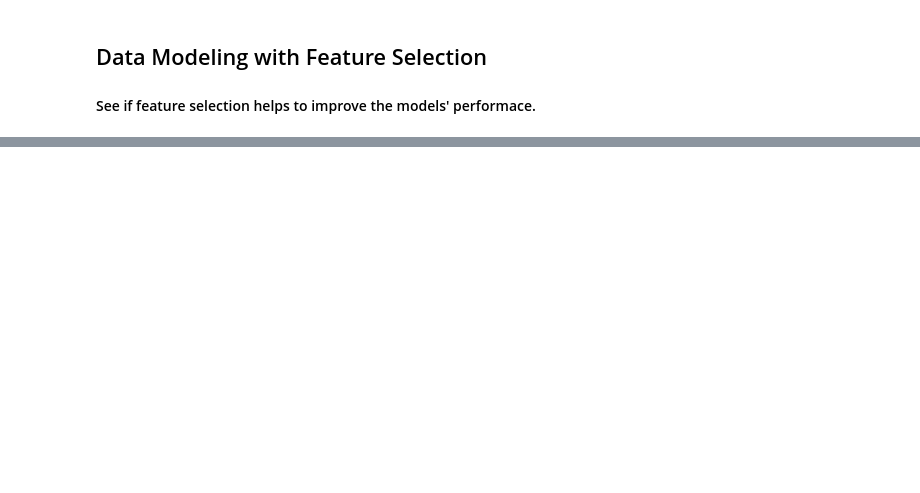
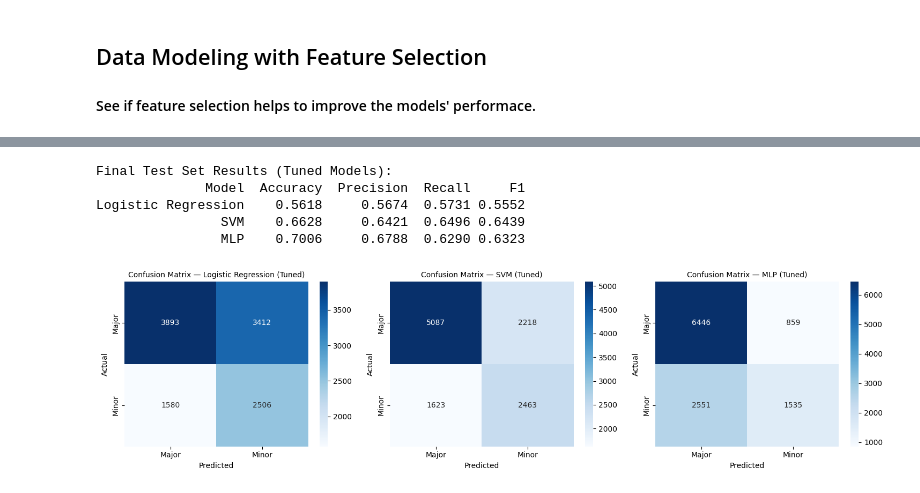
Before and after one commit to ssungan/music_ml, a Jupyter notebook: scott/music_modes_prediction.ipynb, the cells around one changed output, grey strips where cells are left out. Drawn from its saved outputs; the diff is of its cells as text; code cells hidden in the pictures; blank space fills up the shorter version.

```diff
--- a/scott/music_modes_prediction.ipynb
+++ b/scott/music_modes_prediction.ipynb
@@ -460,0 +592,42 @@ Logistic Regression    0.5619     0.5690  0.5748 0.5559
+# %%
+final_results = []
+final_conf_matrices = {}
+
+for name, model in best_models.items():
+    y_pred = model.predict(X_test_selected)
+
+    acc  = accuracy_score(y_test, y_pred)
+    prec = precision_score(y_test, y_pred, average="macro", zero_division=0)
+    rec  = recall_score(y_test, y_pred, average="macro", zero_division=0)
+    f1   = f1_score(y_test, y_pred, average="macro", zero_division=0)
+
+    final_conf_matrices[name] = confusion_matrix(y_test, y_pred)
+    final_results.append({
+        "Model": name,
+        "Accuracy": round(acc, 4),
+        "Precision": round(prec, 4),
+        "Recall": round(rec, 4),
+        "F1": round(f1, 4),
+    })
+
+final_df = pd.DataFrame(final_results)
+print("Final Test Set Results (Tuned Models):")
+print(final_df.to_string(index=False))
+
+fig, axes = plt.subplots(1, 3, figsize=(15, 4))
+for ax, (name, matrix) in zip(axes, final_conf_matrices.items()):
+    sns.heatmap(matrix, annot=True, fmt="d", cmap="Blues", ax=ax,
+                xticklabels=["Major", "Minor"], yticklabels=["Major", "Minor"])
+    ax.set_title(f"Confusion Matrix — {name} (Tuned)", fontsize=10)
+    ax.set_xlabel("Predicted")
+    ax.set_ylabel("Actual")
+
+plt.tight_layout()
+plt.show()
+# %% [output]
+Final Test Set Results (Tuned Models):
+              Model  Accuracy  Precision  Recall     F1
+Logistic Regression    0.5618     0.5674  0.5731 0.5552
+                SVM    0.6628     0.6421  0.6496 0.6439
+                MLP    0.7006     0.6788  0.6290 0.6323
+[figure, added]
```
Also changed, not shown: parts of 18 cells of this notebook.
